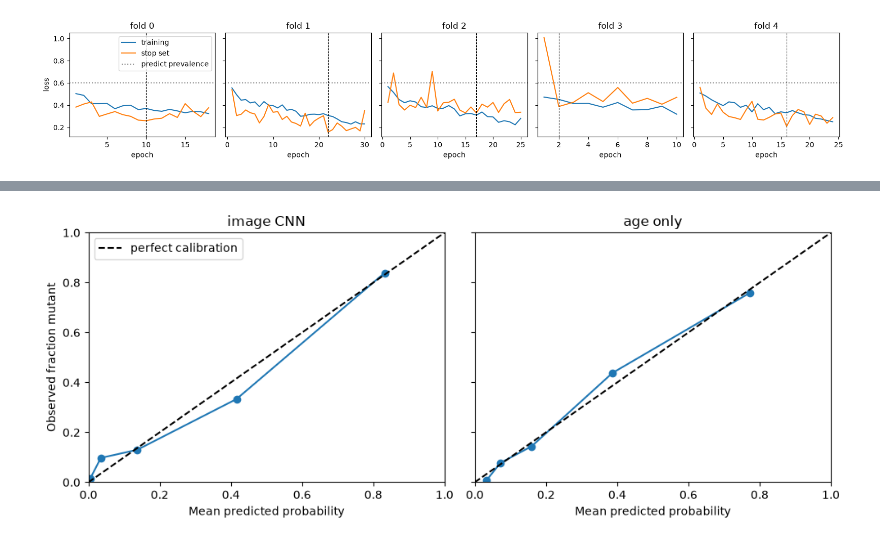
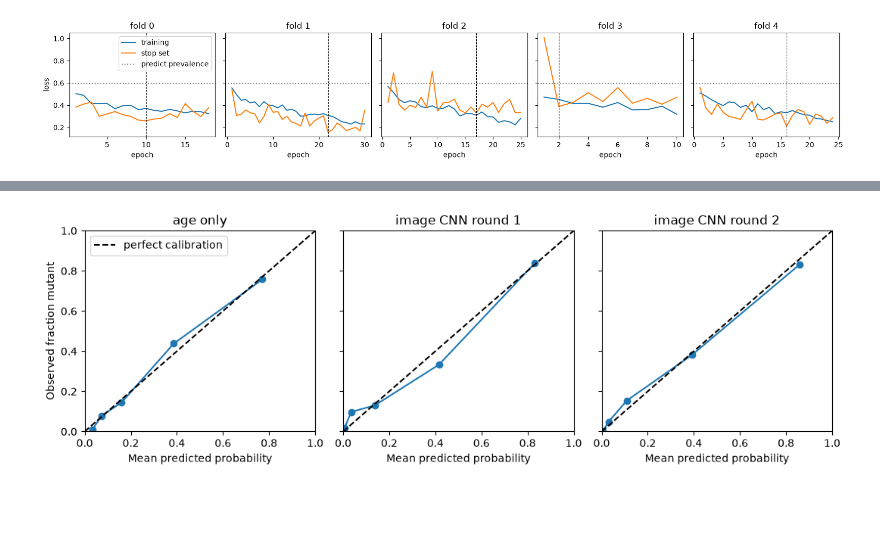
Before and after one commit to javencp/gliomas-idh-mri-prediction, a Jupyter notebook: Notebooks/04_cnn_model.ipynb, the cells around one changed output, grey strips where cells are left out. Cells and saved outputs as stored; diff of their text form; code cells hidden in the pictures; blank space fills up the shorter version.

Commit message:
Added round 2 results and evaluation to 04_cnn_model.ipynb. Also, added markdown cells for readability of the notebook. Updated the results csv files with the new model results.

```diff
--- a/Notebooks/04_cnn_model.ipynb
+++ b/Notebooks/04_cnn_model.ipynb
@@ -76,0 +82,10 @@ AUROC image CNN minus age-only: +0.008 (95% CI -0.030 to +0.042)
+# %%
+stitch_folds(R1_DIR, "image_cnn_prob")
+oof = pd.read_csv(OOF_PATH)
+y, folds = oof["idh"].to_numpy(), oof["fold"].to_numpy()
+p_age, p_r1 = oof["clinical_age_prob"].to_numpy(), oof["image_cnn_prob"].to_numpy()
+
+pred_r1 = score_model("image_cnn", p_r1)
+print("prevalence (PR-AUC baseline):", round(y.mean(), 3),
+      "| Brier of always predicting prevalence:", round(y.mean() * (1 - y.mean()), 3))
+compare("image CNN round 1", p_r1, "age-only", p_age)
@@ -96,0 +182,10 @@ plt.show()
+# %%
+runs2_final = runs2[runs2["mode"] == "final"]
+assert len(runs2_final) == 5 and (runs2_final["config"] == "b8_lr0.001_wd0.01").all()   # right config, all folds
+
+stitch_folds(R2_DIR, "image_cnn_v2_prob")
+p_r2 = pd.read_csv(OOF_PATH)["image_cnn_v2_prob"].to_numpy()
+
+pred_r2 = score_model("image_cnn_v2", p_r2)
+compare("image CNN round 2", p_r2, "age-only", p_age)
+compare("image CNN round 2", p_r2, "image CNN round 1", p_r1)
@@ -97,8 +219,7 @@ plt.show()
 # %%
-from sklearn.calibration import calibration_curve
+models = {"age only": p_age, "image CNN round 1": p_r1, "image CNN round 2": p_r2}
 
-models = {"image CNN": prob_cnn, "age only": prob_age}
-
+# Plot ROC and PR curves for all three models
 fig, axes = plt.subplots(1, 2, figsize=(11, 4.5))
 for name, prob in models.items():
     fpr, tpr, _ = roc_curve(y, prob)
@@ -124,0 +239,9 @@ plt.show()
+# %%
+# Plot confusion matrices for the two image CNNs
+fig, axes = plt.subplots(1, 2, figsize=(9, 3.8))
+for ax, (name, pred) in zip(axes, {"Image CNN round 1": pred_r1, "Image CNN round 2": pred_r2}.items()):
+    ConfusionMatrixDisplay(confusion_matrix(y, pred), display_labels=["wildtype", "mutant"]).plot(
+        ax=ax, cmap="Blues", values_format="d", colorbar=False)
+    ax.set_title(name)
+plt.tight_layout()
+plt.show()
@@ -125,13 +250,14 @@ plt.show()
 # %%
-fig, axes = plt.subplots(1, 2, figsize=(10, 4), sharex=True, sharey=True)
+# Plot calibration curves for all three models
+fig, axes = plt.subplots(1, len(models), figsize=(3.6 * len(models), 3.6), sharex=True, sharey=True)
 for ax, (name, prob) in zip(axes, models.items()):
     observed, predicted = calibration_curve(y, prob, n_bins=5, strategy="quantile")
     ax.plot(predicted, observed, marker="o")
     ax.plot([0, 1], [0, 1], "k--", label="perfect calibration")
     ax.set(xlabel="Mean predicted probability", title=name, xlim=(0, 1), ylim=(0, 1))
 axes[0].set_ylabel("Observed fraction mutant")
 axes[0].legend(loc="upper left")
 plt.tight_layout()
 plt.show()
 # %% [output]
-[figure, old version]
+[figure, new version]
```
Also changed, not shown: parts of 21 cells of this notebook, 2 other files.
